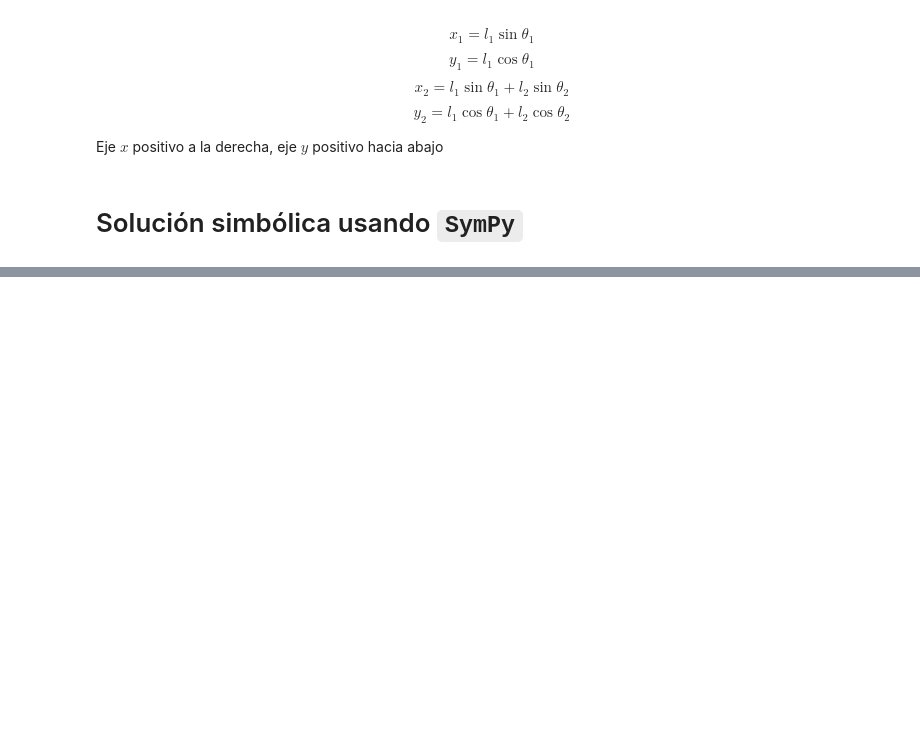
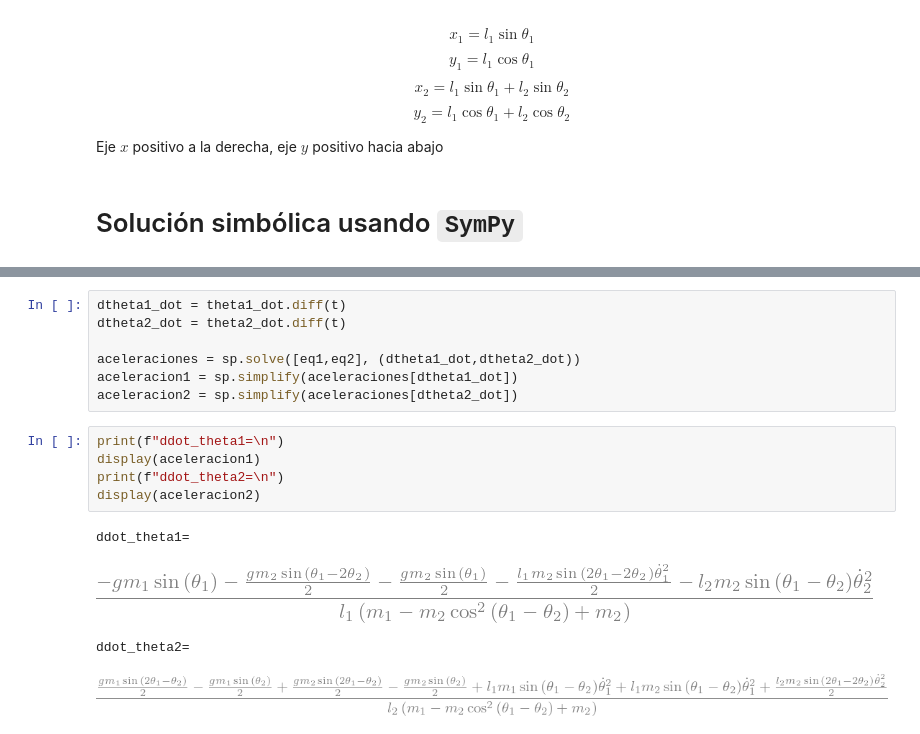
Before and after one commit to Daniel-534/MecanicaCeleste, a Jupyter notebook: Modelacion3/Problemset3PenduloDoble.ipynb, the cells around one changed output, grey strips where cells are left out. Cells and saved outputs as stored; diff of their text form; blank space fills up the shorter version.

```diff
--- a/Modelacion3/Problemset3PenduloDoble.ipynb
+++ b/Modelacion3/Problemset3PenduloDoble.ipynb
@@ -72,0 +83,17 @@ eq1
+# %%
+dtheta1_dot = theta1_dot.diff(t)
+dtheta2_dot = theta2_dot.diff(t)
+
+aceleraciones = sp.solve([eq1,eq2], (dtheta1_dot,dtheta2_dot))
+aceleracion1 = sp.simplify(aceleraciones[dtheta1_dot])
+aceleracion2 = sp.simplify(aceleraciones[dtheta2_dot])
+# %%
+print(f"ddot_theta1=\n")
+display(aceleracion1)
+print(f"ddot_theta2=\n")
+display(aceleracion2)
+# %% [output]
+ddot_theta1=
+[figure, added]
+ddot_theta2=
+[figure, added]
```
Also changed, not shown: parts of 15 cells of this notebook.
